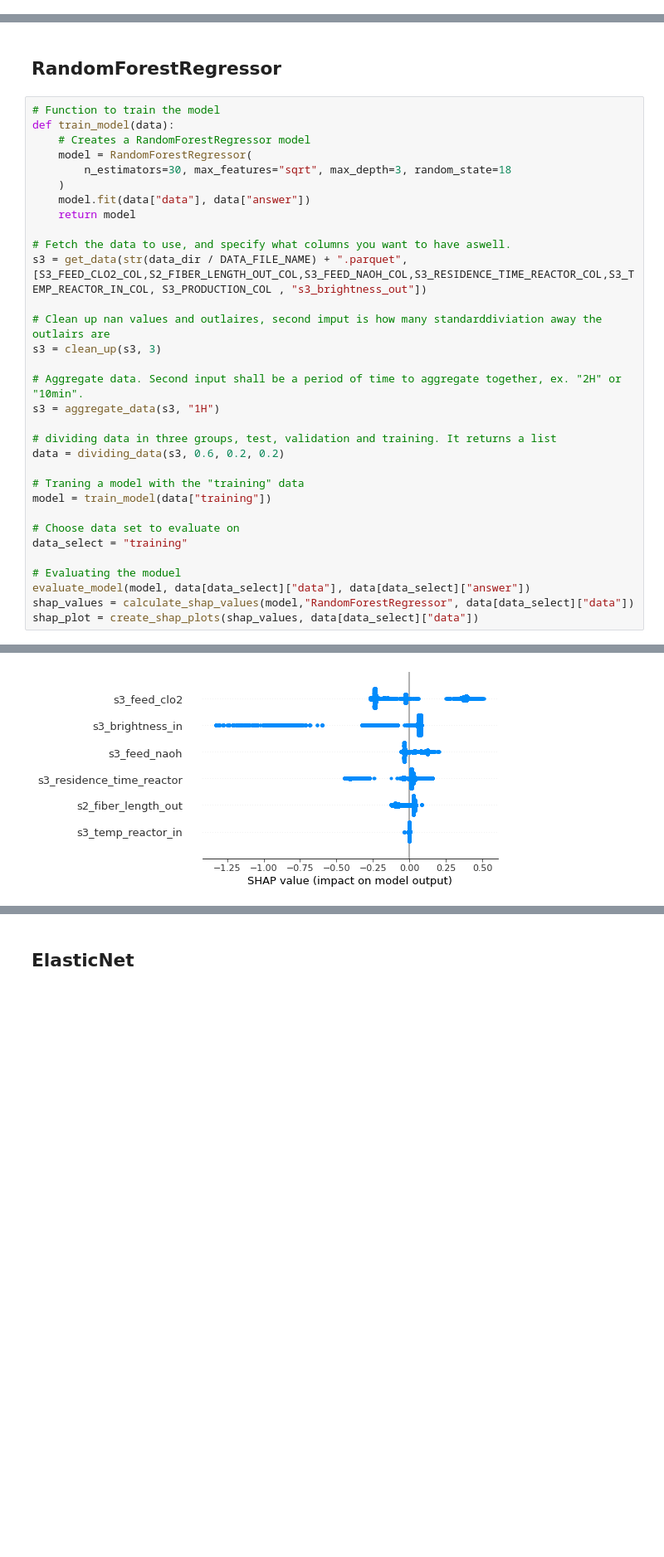
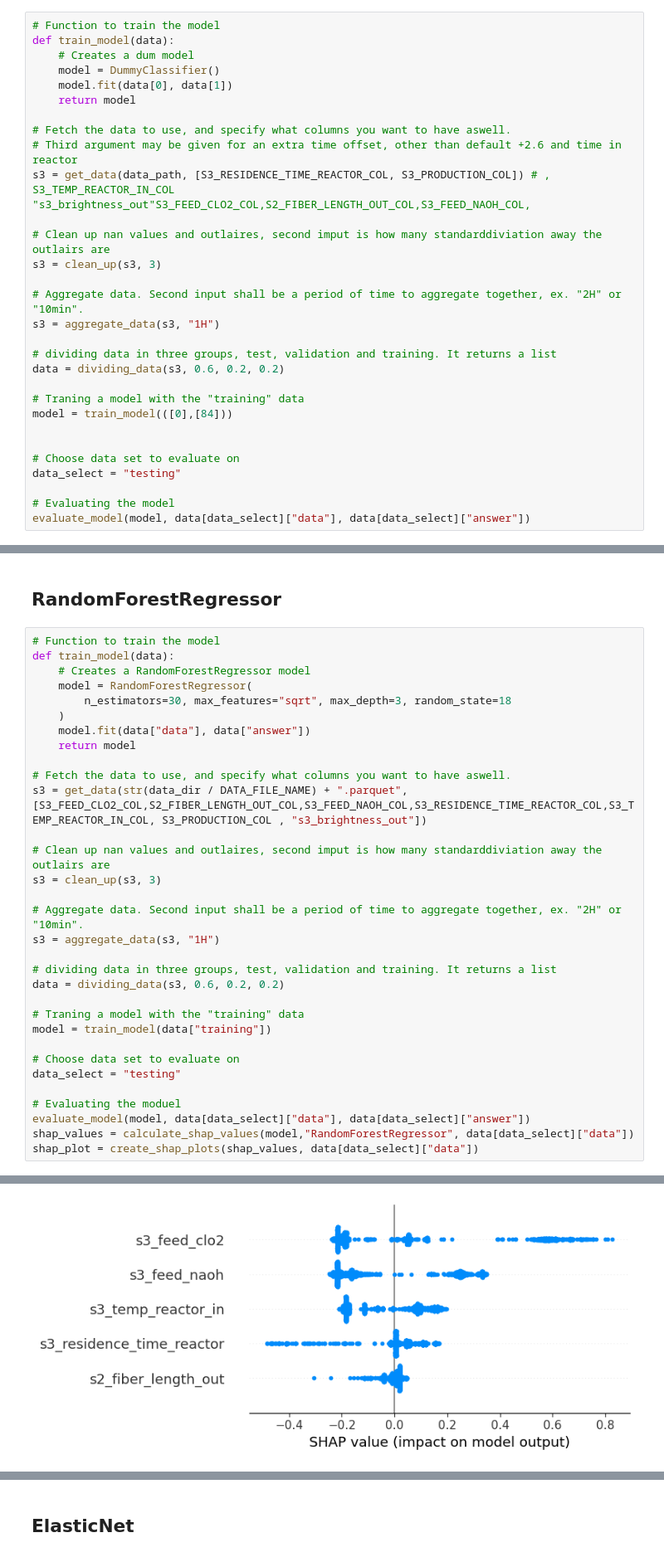
Before and after one commit to filipstrom/Prediktiv-modellering, a Jupyter notebook: notebook/models.ipynb, the cells around one changed output, grey strips where cells are left out. Shown at 83% size. Drawn from its saved outputs; the diff is of its cells as text; blank space fills up the shorter version.

Commit message:
Added missing base model

```diff
--- a/notebook/models.ipynb
+++ b/notebook/models.ipynb
@@ -42,0 +46,30 @@ datafixing!
+# %%
+# Function to train the model
+def train_model(data):
+    # Creates a dum model
+    model = DummyClassifier()
+    model.fit(data[0], data[1])
+    return model
+
+# Fetch the data to use, and specify what columns you want to have aswell.
+# Third argument may be given for an extra time offset, other than default +2.6 and time in reactor
+s3 = get_data(data_path, [S3_RESIDENCE_TIME_REACTOR_COL, S3_PRODUCTION_COL]) # , S3_TEMP_REACTOR_IN_COL "s3_brightness_out"S3_FEED_CLO2_COL,S2_FIBER_LENGTH_OUT_COL,S3_FEED_NAOH_COL,
+
+# Clean up nan values and outlaires, second imput is how many standarddiviation away the outlairs are
+s3 = clean_up(s3, 3)
+
+# Aggregate data. Second input shall be a period of time to aggregate together, ex. "2H" or "10min".
+s3 = aggregate_data(s3, "1H")
+
+# dividing data in three groups, test, validation and training. It returns a list
+data = dividing_data(s3, 0.6, 0.2, 0.2)
+
+# Traning a model with the "training" data
+model = train_model(([0],[84]))
+
+
+# Choose data set to evaluate on
+data_select = "testing"
+
+# Evaluating the model
+evaluate_model(model, data[data_select]["data"], data[data_select]["answer"])
@@ -119,7 +168,7 @@ data = dividing_data(s3, 0.6, 0.2, 0.2)
 model = train_model(data["training"])
 
 # Choose data set to evaluate on
-data_select = "training"
+data_select = "testing"
 
 # Evaluating the moduel
 evaluate_model(model, data[data_select]["data"], data[data_select]["answer"])
@@ -149 +193 @@ Model metrics
-[figure, old version]
+[figure, new version]
```
Also changed, not shown: parts of 6 cells of this notebook, 1 other file.
